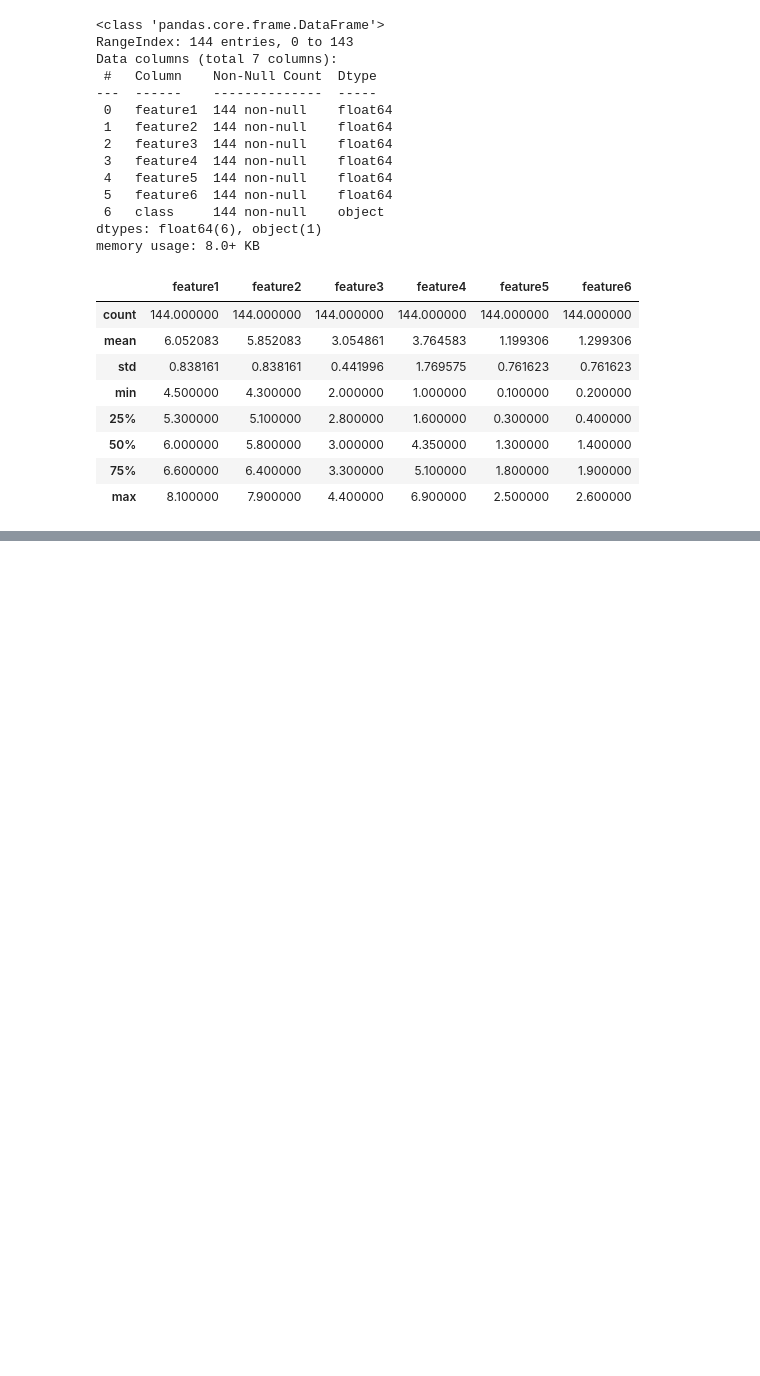
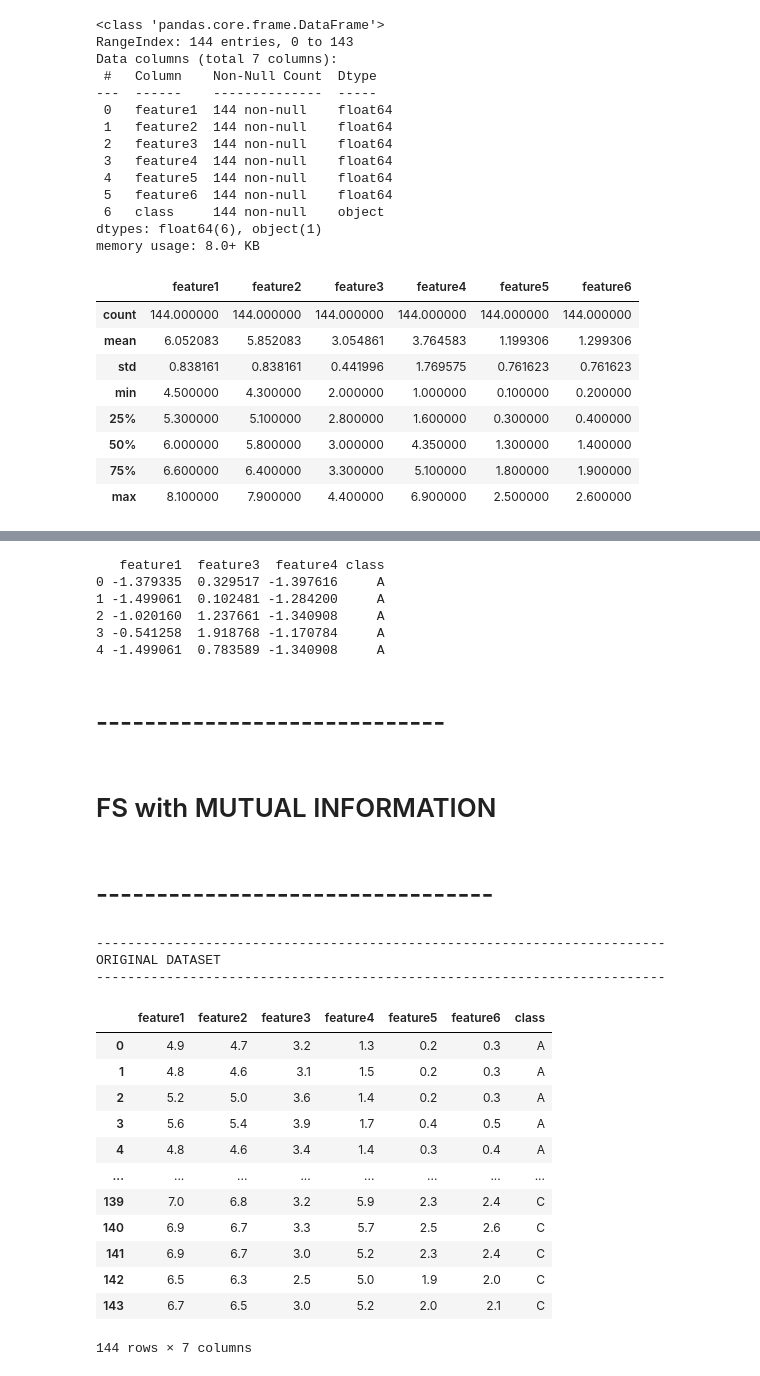
Before and after one commit to Mohammed-Abdul-Rafe-Sajid/ML-LAB, a Jupyter notebook: Week_3.ipynb, the cells around one changed output, grey strips where cells are left out. Saved outputs shown, nothing was run; the diff lists cells and outputs as text; code cells hidden in the pictures; blank space fills up the shorter version.

```diff
--- a/Week_3.ipynb
+++ b/Week_3.ipynb
@@ -61,0 +257,44 @@ df.describe()
+# %%
+dflabel=pd.DataFrame(target)
+
+#concatenate seected features and class label
+new_data=pd.concat([df1,dflabel],axis=1)
+
+print(new_data.head())
+# %% [output]
+   feature1  feature3  feature4 class
+0 -1.379335  0.329517 -1.397616     A
+1 -1.499061  0.102481 -1.284200     A
+2 -1.020160  1.237661 -1.340908     A
+3 -0.541258  1.918768 -1.170784     A
+4 -1.499061  0.783589 -1.340908     A
+# %% [markdown]
+# -----------------------------
+# %% [markdown]
+#  FS with MUTUAL INFORMATION
+# %% [markdown]
+# ---------------------------------
+# %%
+import pandas as pd
+dataframe = pd.read_csv("/content/drive/MyDrive/CBIT/ML/FeatureEngg-Datasets/Qinspection.csv")
+print('-------------------------------------------------------------------------')
+print('ORIGINAL DATASET')
+print('-------------------------------------------------------------------------')
+display(dataframe)
+# %% [output]
+-------------------------------------------------------------------------
+ORIGINAL DATASET
+-------------------------------------------------------------------------
+|  | feature1 | feature2 | feature3 | feature4 | feature5 | feature6 | class |
+| 0 | 4.9 | 4.7 | 3.2 | 1.3 | 0.2 | 0.3 | A |
+| 1 | 4.8 | 4.6 | 3.1 | 1.5 | 0.2 | 0.3 | A |
+| 2 | 5.2 | 5.0 | 3.6 | 1.4 | 0.2 | 0.3 | A |
+| 3 | 5.6 | 5.4 | 3.9 | 1.7 | 0.4 | 0.5 | A |
+| 4 | 4.8 | 4.6 | 3.4 | 1.4 | 0.3 | 0.4 | A |
+| ... | ... | ... | ... | ... | ... | ... | ... |
+| 139 | 7.0 | 6.8 | 3.2 | 5.9 | 2.3 | 2.4 | C |
+| 140 | 6.9 | 6.7 | 3.3 | 5.7 | 2.5 | 2.6 | C |
+| 141 | 6.9 | 6.7 | 3.0 | 5.2 | 2.3 | 2.4 | C |
+| 142 | 6.5 | 6.3 | 2.5 | 5.0 | 1.9 | 2.0 | C |
+| 143 | 6.7 | 6.5 | 3.0 | 5.2 | 2.0 | 2.1 | C |
+144 rows × 7 columns
```
Also changed, not shown: parts of 33 cells of this notebook.
